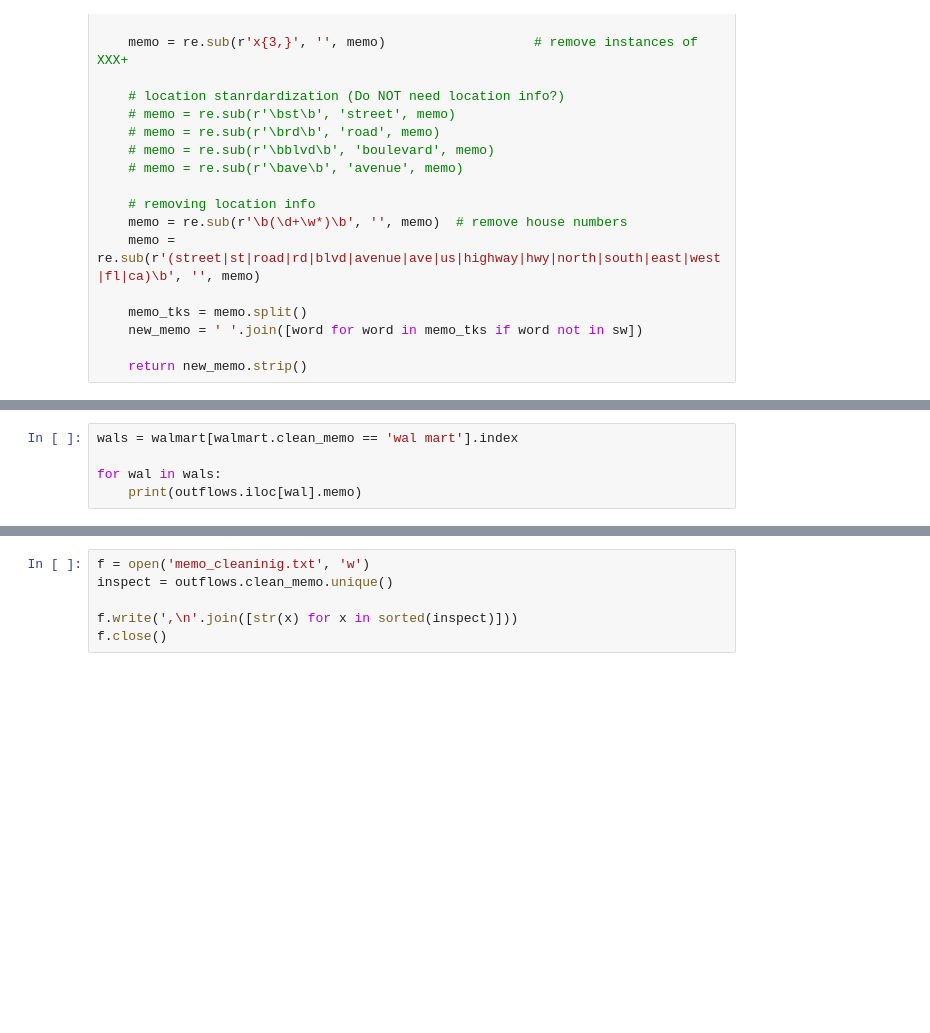
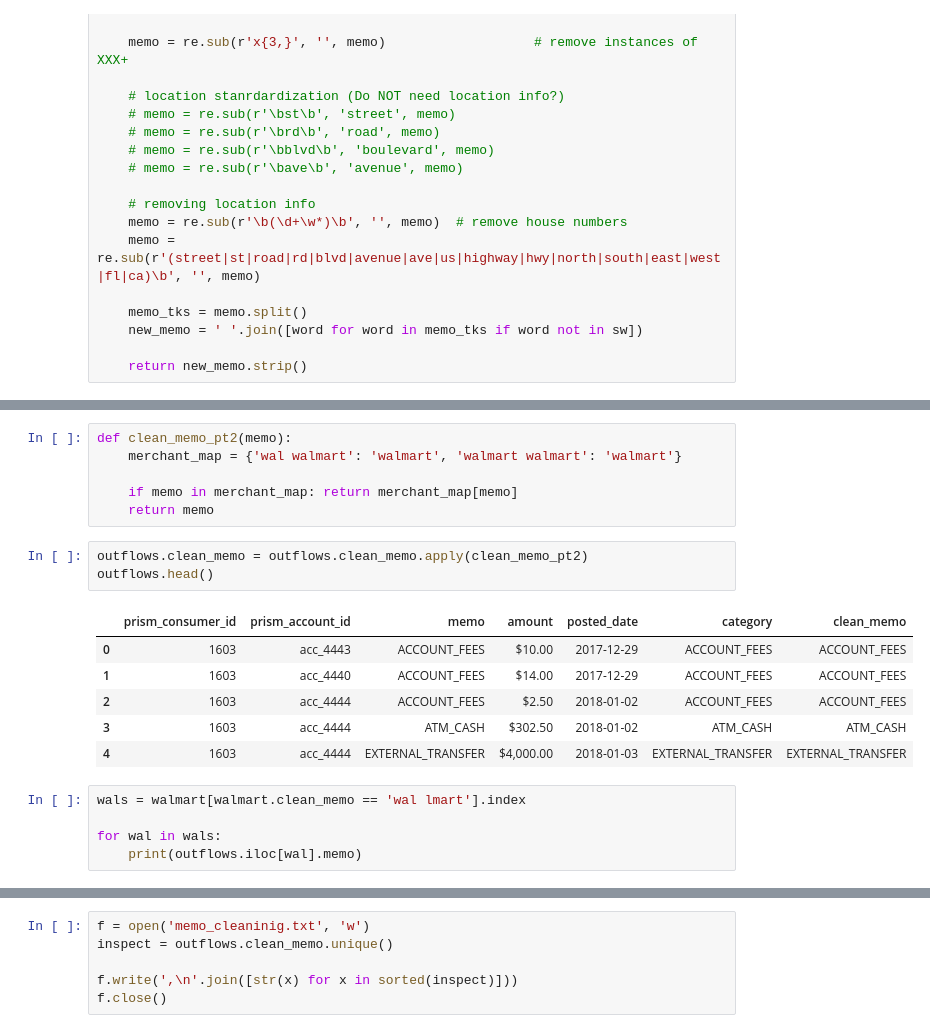
Before and after one commit to danielrmathew/prism-data-credit, a Jupyter notebook: Aman's.ipynb, the cells around one changed output, grey strips where cells are left out. Drawn from its saved outputs; the diff is of its cells as text; blank space fills up the shorter version.

```diff
--- a/Aman's.ipynb
+++ b/Aman's.ipynb
@@ -547,5 +551,21 @@ array(['walmart', 'walmart walmart', 'waldomart', 'wallys luckymart'],
+# %%
+def clean_memo_pt2(memo):
+    merchant_map = {'wal walmart': 'walmart', 'walmart walmart': 'walmart'}
+
+    if memo in merchant_map: return merchant_map[memo]
+    return memo
+# %%
+outflows.clean_memo = outflows.clean_memo.apply(clean_memo_pt2)
+outflows.head()
+# %% [output]
+|  | prism_consumer_id | prism_account_id | memo | amount | posted_date | category | clean_memo |
+| 0 | 1603 | acc_4443 | ACCOUNT_FEES | $10.00 | 2017-12-29 | ACCOUNT_FEES | ACCOUNT_FEES |
+| 1 | 1603 | acc_4440 | ACCOUNT_FEES | $14.00 | 2017-12-29 | ACCOUNT_FEES | ACCOUNT_FEES |
+| 2 | 1603 | acc_4444 | ACCOUNT_FEES | $2.50 | 2018-01-02 | ACCOUNT_FEES | ACCOUNT_FEES |
+| 3 | 1603 | acc_4444 | ATM_CASH | $302.50 | 2018-01-02 | ATM_CASH | ATM_CASH |
+| 4 | 1603 | acc_4444 | EXTERNAL_TRANSFER | $4,000.00 | 2018-01-03 | EXTERNAL_TRANSFER | EXTERNAL_TRANSFER |
 # %%
-wals = walmart[walmart.clean_memo == 'wal mart'].index
+wals = walmart[walmart.clean_memo == 'wal lmart'].index
 
 for wal in wals:
     print(outflows.iloc[wal].memo)
```
Also changed, not shown: parts of 14 cells of this notebook, 1 other file.
